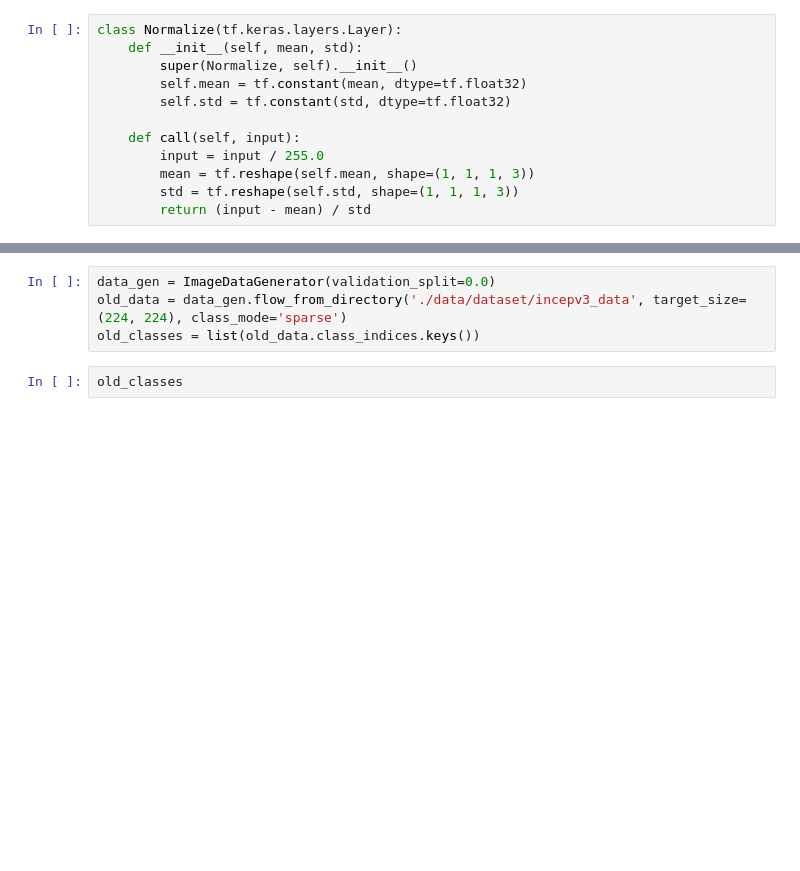
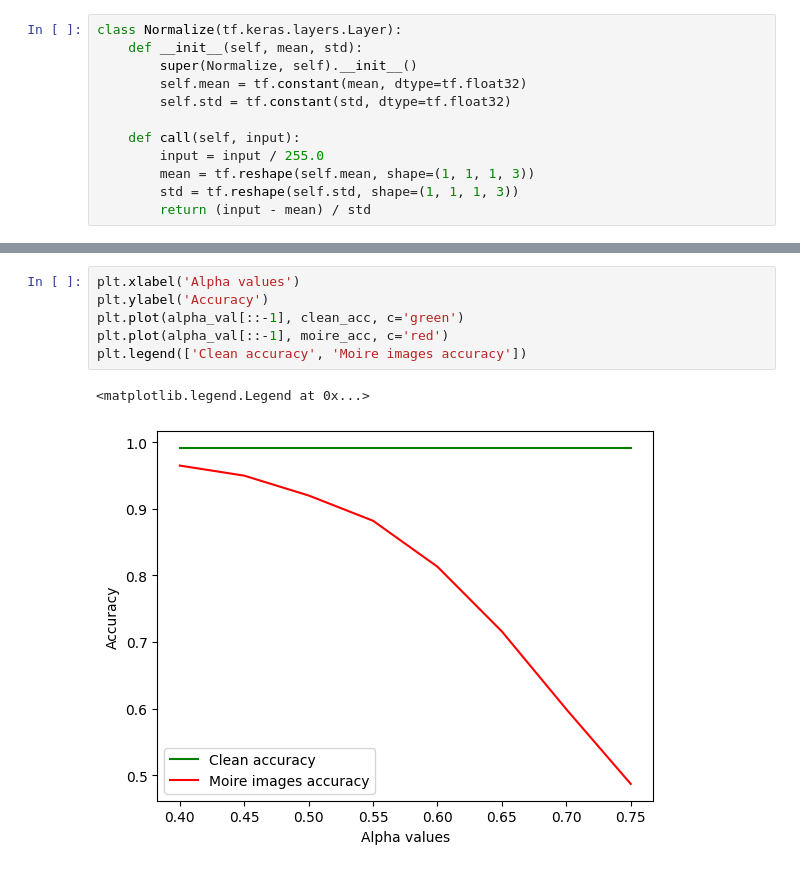
Before and after one commit to Rohanjos97/Moire_Attack, a Jupyter notebook: Moire_Attack_tf.ipynb, the cells around one changed output, grey strips where cells are left out. Drawn from its saved outputs; the diff is of its cells as text; blank space fills up the shorter version.

```diff
--- a/Moire_Attack_tf.ipynb
+++ b/Moire_Attack_tf.ipynb
@@ -449,6 +539,9 @@ AttributeError: 'DirectoryIterator' object has no attribute 'flow_from_directory
 # %%
-data_gen = ImageDataGenerator(validation_split=0.0)
-old_data = data_gen.flow_from_directory('./data/dataset/incepv3_data', target_size=(224, 224), class_mode='sparse')
-old_classes = list(old_data.class_indices.keys())
+plt.xlabel('Alpha values')
+plt.ylabel('Accuracy')
+plt.plot(alpha_val[::-1], clean_acc, c='green')
+plt.plot(alpha_val[::-1], moire_acc, c='red')
+plt.legend(['Clean accuracy', 'Moire images accuracy'])
+# %% [output]
+<matplotlib.legend.Legend at 0x...>
+[figure, added]
-# %%
-old_classes
```
Also changed, not shown: parts of 11 cells of this notebook, 23 other files.
